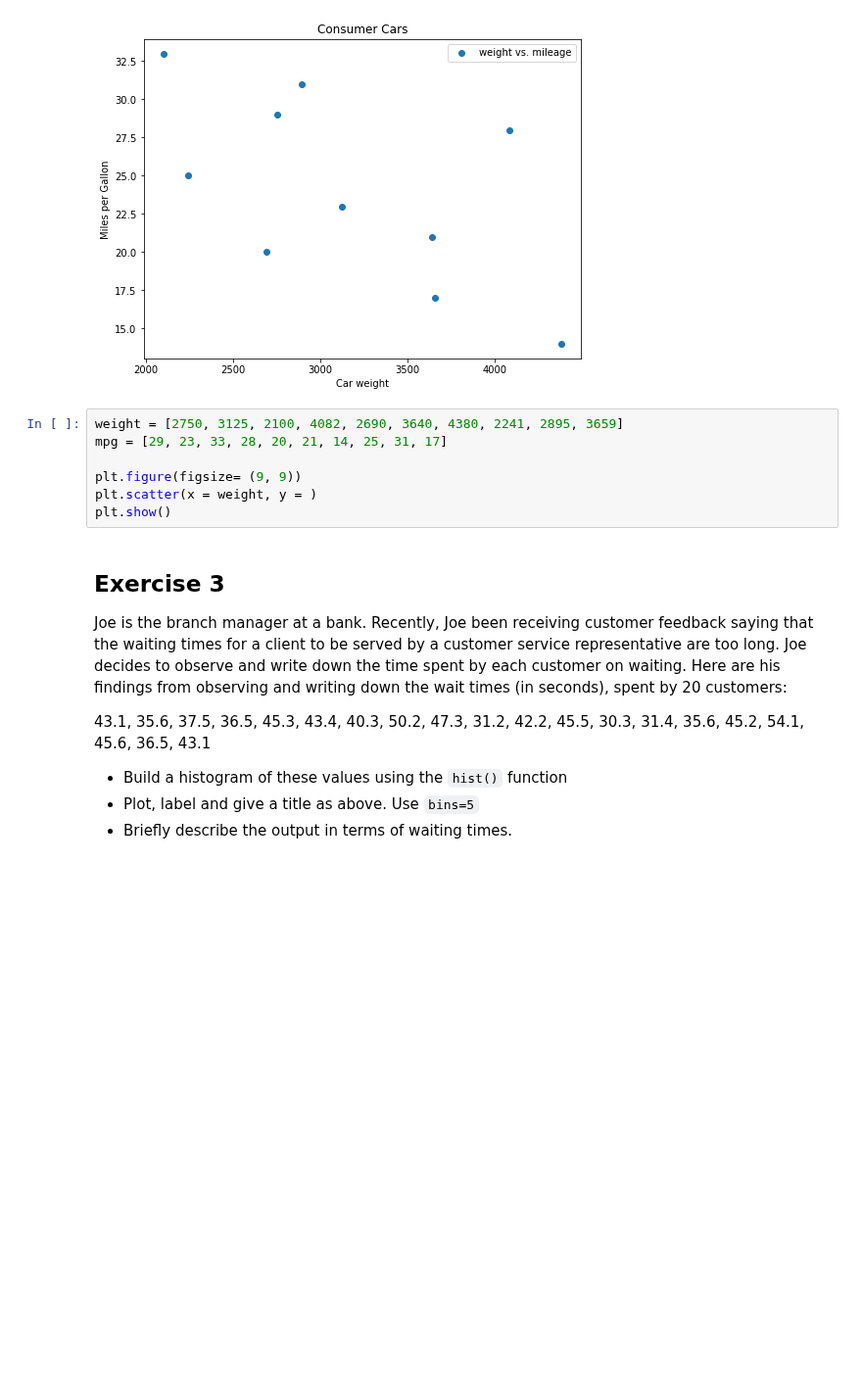
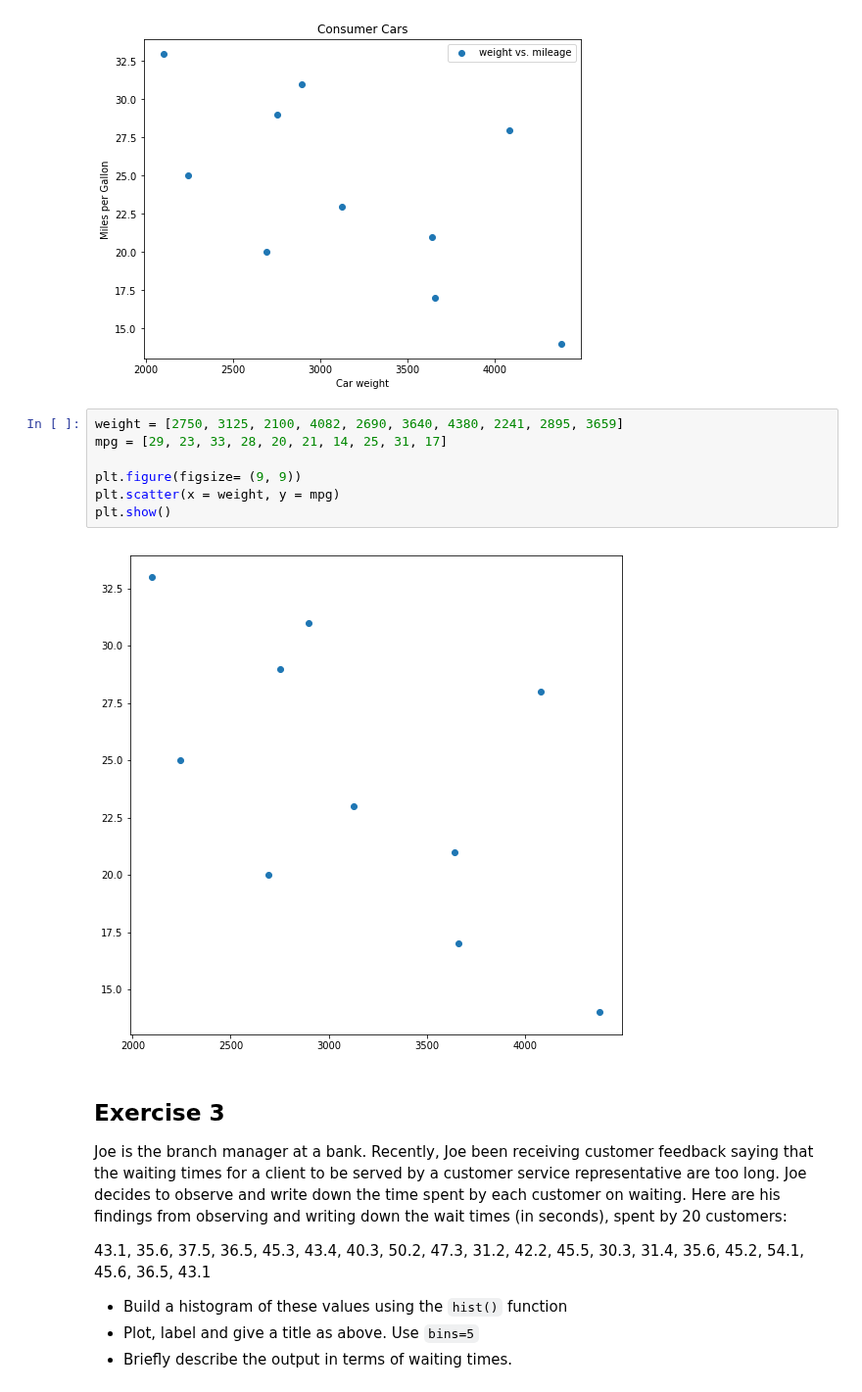
Before and after one commit to aschams/dsc-data-viz-lab-dc-ds-060319, a Jupyter notebook: index.ipynb, the cells around one changed output. Shown at 98% size. Drawn from its saved outputs; the diff is of its cells as text; blank space fills up the shorter version.

```diff
--- a/index.ipynb
+++ b/index.ipynb
@@ -86,10 +86,12 @@ mpg = [29, 23, 33, 28, 20, 21, 14, 25, 31, 17]
 # %%
 weight = [2750, 3125, 2100, 4082, 2690, 3640, 4380, 2241, 2895, 3659]
 mpg = [29, 23, 33, 28, 20, 21, 14, 25, 31, 17]
 
 plt.figure(figsize= (9, 9))
-plt.scatter(x = weight, y = )
+plt.scatter(x = weight, y = mpg)
 plt.show()
+# %% [output]
+[figure, added]
 # %% [markdown]
 ## Exercise 3
 
```
